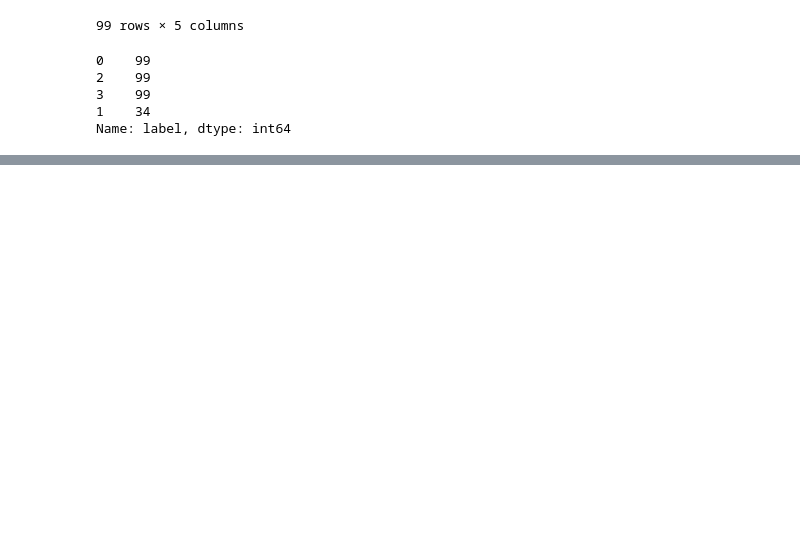
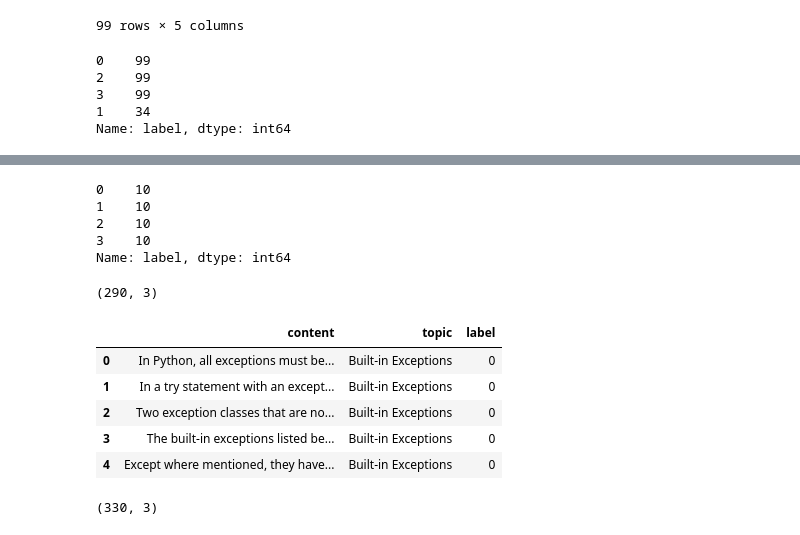
Before and after one commit to ece1786-2022/PyOverflow, a Jupyter notebook: data_combiner.ipynb, the cells around one changed output, grey strips where cells are left out. Cells and saved outputs as stored; diff of their text form; code cells hidden in the pictures; blank space fills up the shorter version.

```diff
--- a/data_combiner.ipynb
+++ b/data_combiner.ipynb
@@ -163,0 +215,7 @@ df=pd.read_csv(path)
+# %%
+# drop all columns except text and label
+data2.drop(['Body', 'Title', 'Tags', 'Id'], axis=1, inplace=True)
+# %%
+# combine 2 dataframes with text as content and label as label
+data2.columns=['content', 'label']
+data2.head()
@@ -163,0 +229,32 @@ df=pd.read_csv(path)
+# %%
+# label value counts
+data2['label'].value_counts()
+# %% [output]
+0    10
+1    10
+2    10
+3    10
+Name: label, dtype: int64
+# %%
+# create topic column based on label
+data2['topic']=data2['label'].map({0:'built-in-exceptions', 1:'built-in-types', 2:'string', 3:'regex'})
+# %%
+# no of rows in data
+data.shape
+# %% [output]
+(290, 3)
+# %%
+# concat 2 dataframes
+combined = pd.concat([data,data2],axis=0).reset_index().drop('index',axis=1).dropna()
+combined.head()
+# %% [output]
+|  | content | topic | label |
+| 0 | In Python, all exceptions must be... | Built-in Exceptions | 0 |
+| 1 | In a try statement with an except... | Built-in Exceptions | 0 |
+| 2 | Two exception classes that are no... | Built-in Exceptions | 0 |
+| 3 | The built-in exceptions listed be... | Built-in Exceptions | 0 |
+| 4 | Except where mentioned, they have... | Built-in Exceptions | 0 |
+# %%
+combined.shape
+# %% [output]
+(330, 3)
```
Also changed, not shown: parts of 9 cells of this notebook, 2 other files.
